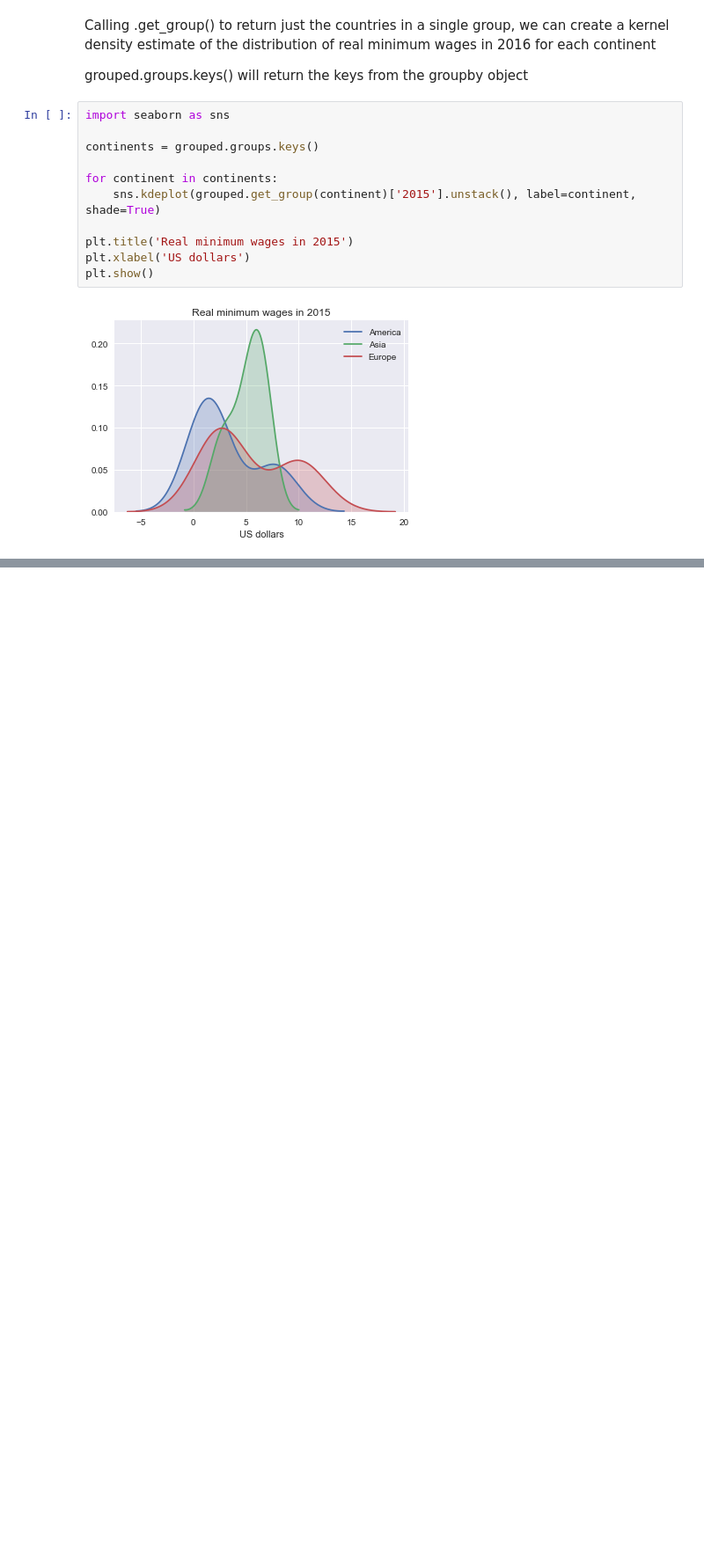
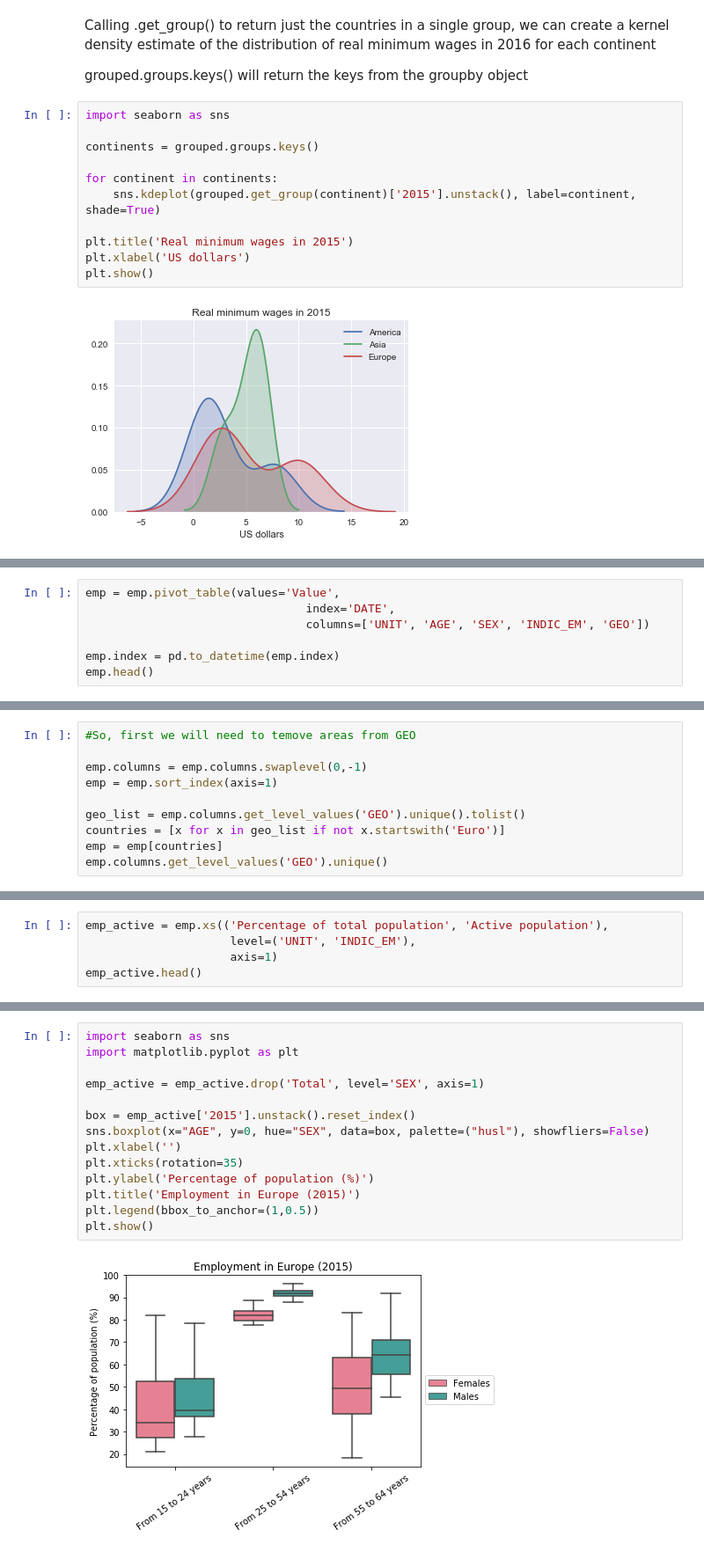
Before and after one commit to PanPip/QuantEcon_Tasks, a Jupyter notebook: Data_and_empirics.ipynb, the cells around one changed output, grey strips where cells are left out. Shown at 88% size. Saved outputs shown, nothing was run; the diff lists cells and outputs as text; blank space fills up the shorter version.

Commit message:
Finished lesson on Pandas Panel Data.

```diff
--- a/Data_and_empirics.ipynb
+++ b/Data_and_empirics.ipynb
@@ -782,0 +802,7 @@ plt.show()
+# %%
+emp = emp.pivot_table(values='Value',
+                                index='DATE',
+                                columns=['UNIT', 'AGE', 'SEX', 'INDIC_EM', 'GEO'])
+
+emp.index = pd.to_datetime(emp.index)
+emp.head()
@@ -783,2 +845,12 @@ plt.show()
 # %% [markdown]
 ![Ex1](img/pnds2_2.png)
+# %%
+#So, first we will need to temove areas from GEO
+
+emp.columns = emp.columns.swaplevel(0,-1)
+emp = emp.sort_index(axis=1)
+
+geo_list = emp.columns.get_level_values('GEO').unique().tolist()
+countries = [x for x in geo_list if not x.startswith('Euro')]
+emp = emp[countries]
+emp.columns.get_level_values('GEO').unique()
@@ -784,0 +868,5 @@ plt.show()
+# %%
+emp_active = emp.xs(('Percentage of total population', 'Active population'),
+                     level=('UNIT', 'INDIC_EM'),
+                     axis=1)
+emp_active.head()
@@ -784,0 +884,16 @@ plt.show()
+# %%
+import seaborn as sns
+import matplotlib.pyplot as plt
+
+emp_active = emp_active.drop('Total', level='SEX', axis=1)
+
+box = emp_active['2015'].unstack().reset_index()
+sns.boxplot(x="AGE", y=0, hue="SEX", data=box, palette=("husl"), showfliers=False)
+plt.xlabel('')
+plt.xticks(rotation=35)
+plt.ylabel('Percentage of population (%)')
+plt.title('Employment in Europe (2015)')
+plt.legend(bbox_to_anchor=(1,0.5))
+plt.show()
+# %% [output]
+[figure, added]
```
Also changed, not shown: parts of 6 cells of this notebook.
